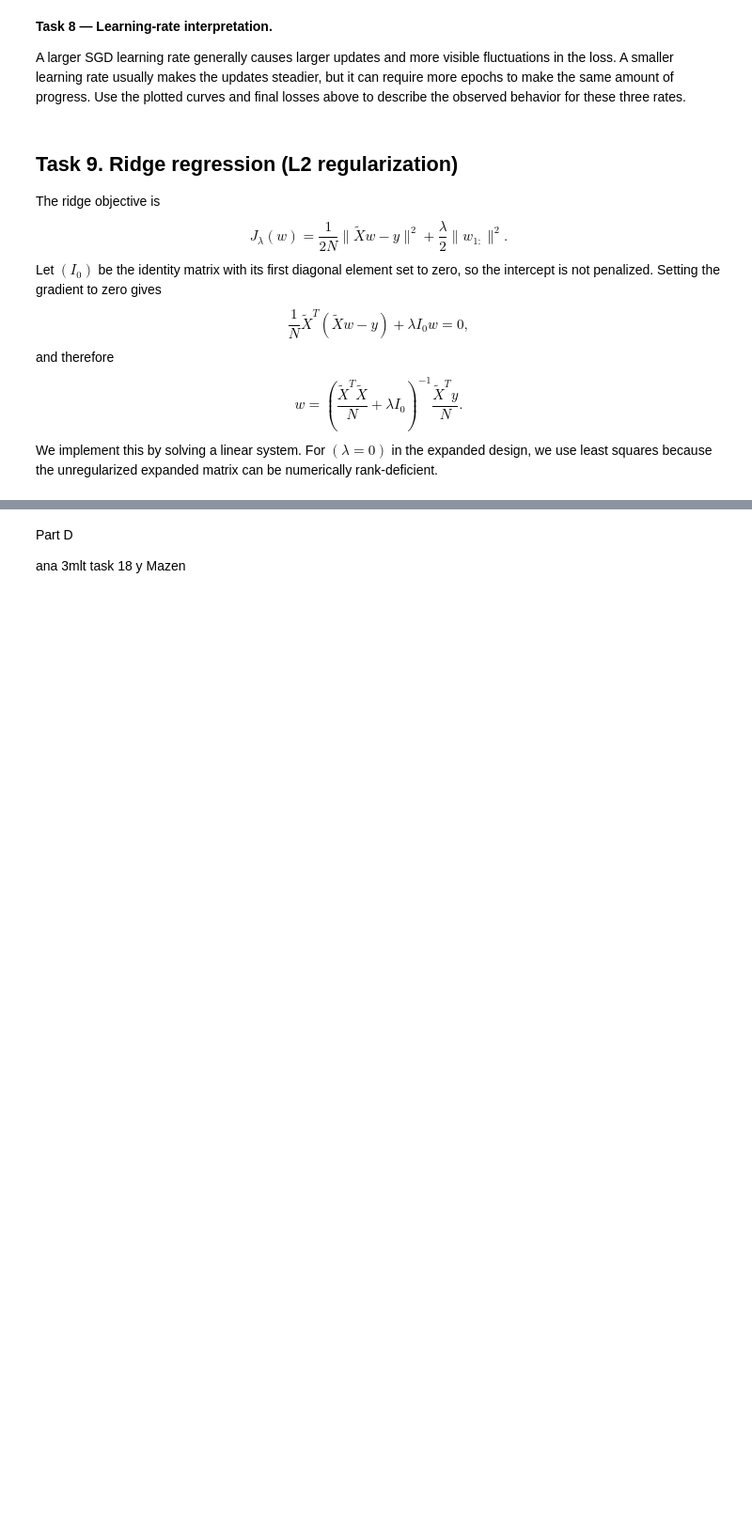
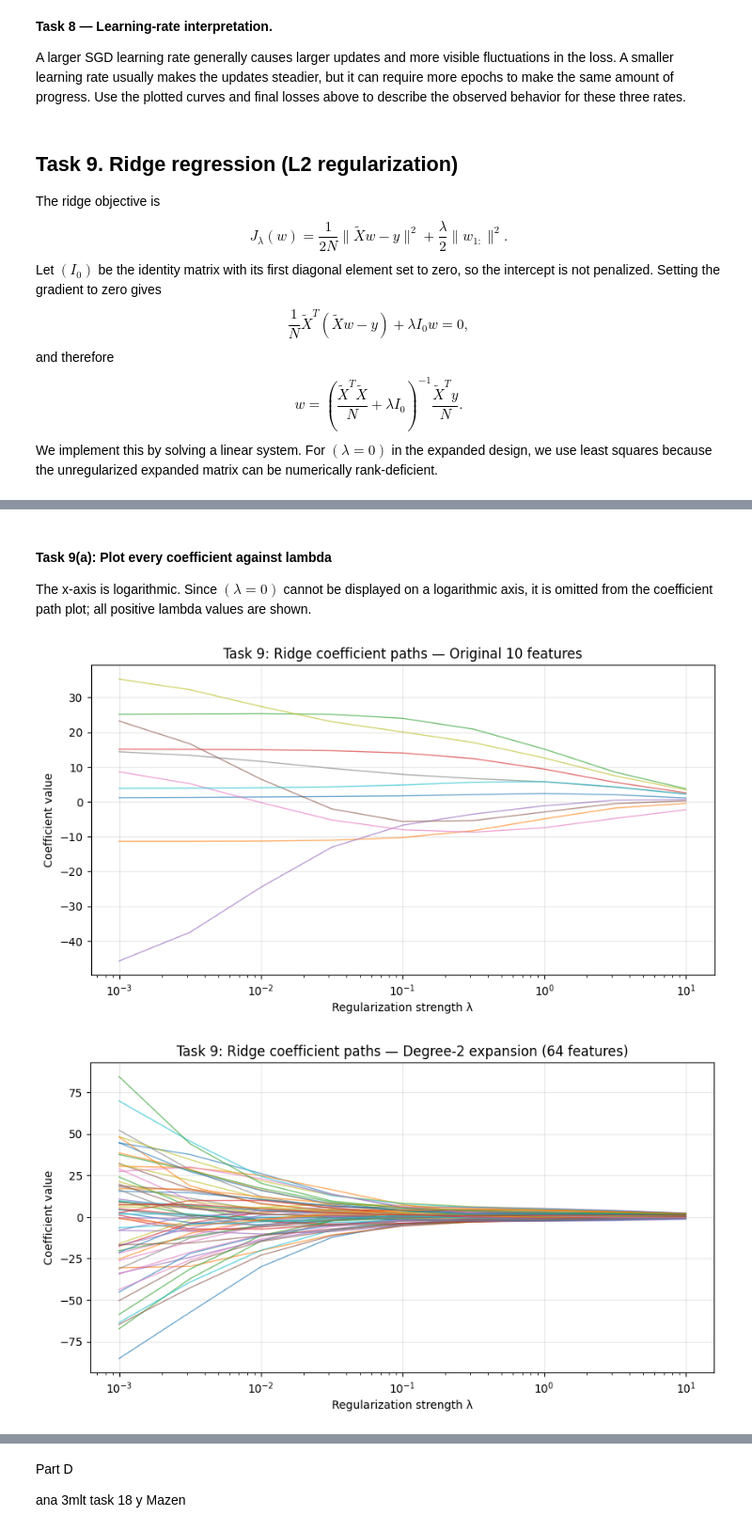
Before and after one commit to YaseenRamzyy/ML-Assignment-2, a Jupyter notebook: ML_Assignment_2.ipynb, the cells around one changed output, grey strips where cells are left out. Shown at 94% size. Drawn from its saved outputs; the diff is of its cells as text; code cells hidden in the pictures; blank space fills up the shorter version.

```diff
--- a/ML_Assignment_2.ipynb
+++ b/ML_Assignment_2.ipynb
@@ -867,3 +886,28 @@ w=\left(\frac{\widetilde X^T\widetilde X}{N}+\lambda I_0\right)^{-1}
 \frac{\widetilde X^Ty}{N}.
 $$
 We implement this by solving a linear system. For $(\lambda=0)$ in the expanded design, we use least squares because the unregularized expanded matrix can be numerically rank-deficient.
+# %%
+def ridge_solution(X, y, lam):
+    n, d = X.shape
+    penalty = np.eye(d)
+    penalty[0, 0] = 0.0  # Do not penalize the bias.
+    A = (X.T @ X) / n + lam * penalty
+    b = (X.T @ y) / n
+
+    if lam == 0:
+        return np.linalg.lstsq(X, y, rcond=None)[0]
+    return np.linalg.solve(A, b)
+
+
+# First reproduce the small worked example from the assignment.
+X_tiny = add_bias(np.array([[1.0], [2.0], [3.0]]))
+y_tiny = np.array([2.0, 3.0, 5.0])
+w_tiny = normal_equation(X_tiny, y_tiny)
+w_tiny_gd, tiny_losses, _, _ = batch_gradient_descent(
+    X_tiny, y_tiny, eta=0.1, epochs=1, reference_w=w_tiny
+)
+w_tiny_ridge = ridge_solution(X_tiny, y_tiny, lam=1.0)
+
+print("Worked example normal-equation weights:", w_tiny)
+print("Worked example one batch-GD step from zero:", w_tiny_gd)
+print("Worked example ridge weights (lambda=1):", w_tiny_ridge)
@@ -869,0 +1010,22 @@ We implement this by solving a linear system. For $(\lambda=0)$ in the expanded
+# %% [markdown]
+#### Task 9(a): Plot every coefficient against lambda
+
+The x-axis is logarithmic. Since $(\lambda=0)$ cannot be displayed on a logarithmic axis, it is omitted from the coefficient path plot; all positive lambda values are shown.
+# %%
+positive_lambda_mask = lambdas > 0
+for design_name, result in ridge_results.items():
+    coef_matrix = result["coefficients"]
+    plt.figure(figsize=(10, 5))
+    for j in range(1, coef_matrix.shape[1]):  # Skip bias coefficient.
+        plt.plot(lambdas[positive_lambda_mask],
+                 coef_matrix[positive_lambda_mask, j],
+                 alpha=0.65, linewidth=1)
+    plt.xscale("log")
+    plt.xlabel("Regularization strength λ")
+    plt.ylabel("Coefficient value")
+    plt.title(f"Task 9: Ridge coefficient paths — {design_name}")
+    plt.grid(True, alpha=0.3)
+    plt.show()
+# %% [output]
+[figure, added]
+[figure, added]
```
Also changed, not shown: parts of 29 cells of this notebook.
